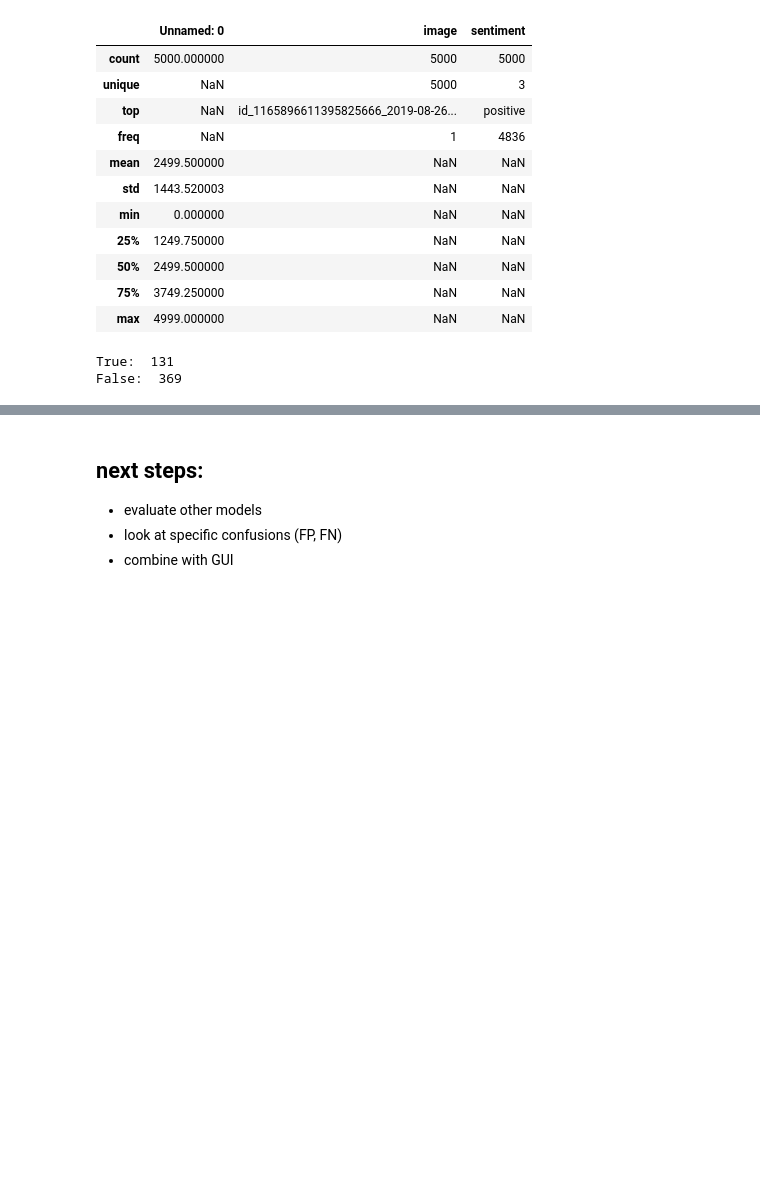
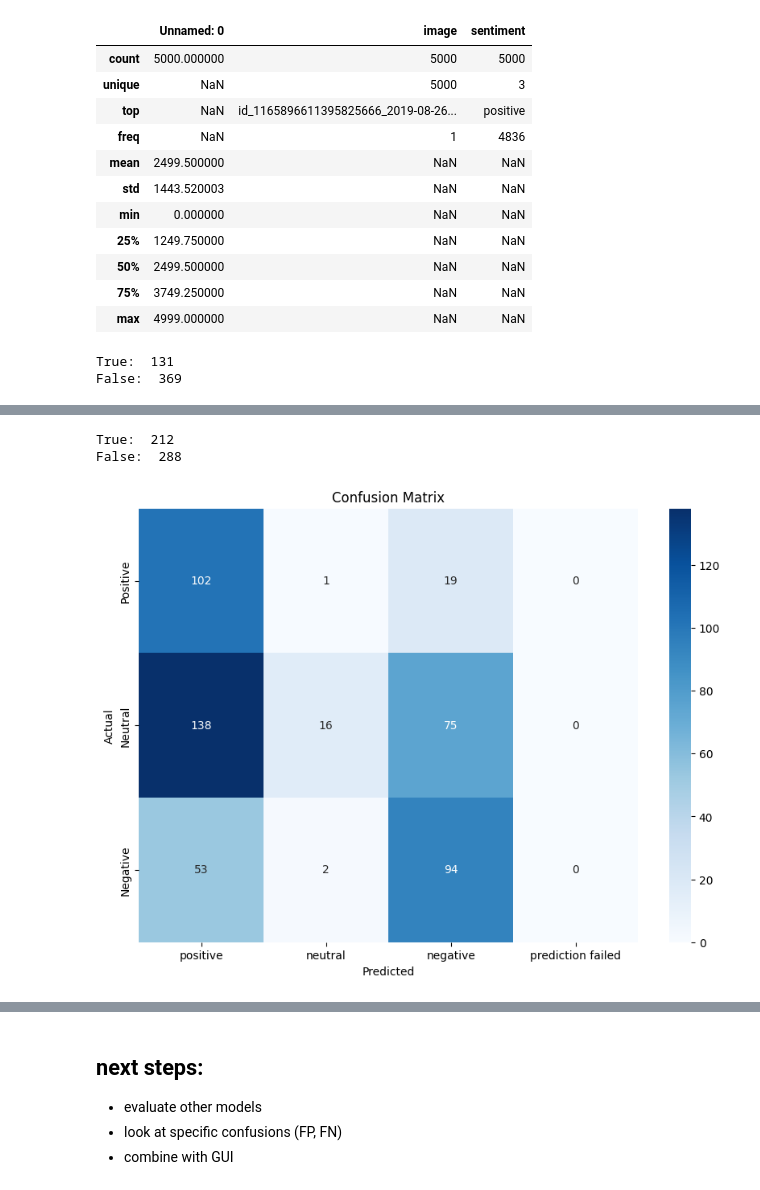
Before and after one commit to mkleinma/Team_Project_ComputerVision, a Jupyter notebook: assessment/sentiment-analysis/labeled_subset_evaluation.ipynb, the cells around one changed output, grey strips where cells are left out. Cells and saved outputs as stored; diff of their text form; code cells hidden in the pictures; blank space fills up the shorter version.

```diff
--- a/assessment/sentiment-analysis/labeled_subset_evaluation.ipynb
+++ b/assessment/sentiment-analysis/labeled_subset_evaluation.ipynb
@@ -221,0 +231,3 @@ conf_matrix = plot_conf_matrix(df_labels, vqa_base)
+# %%
+lens = pd.read_csv("results_lens/SA_results_lens_t5_subset_5000.csv")
+lens.describe(include='all')
@@ -221,0 +247,9 @@ conf_matrix = plot_conf_matrix(df_labels, vqa_base)
+# %%
+count_t_f(df_labels, lens)
+# %% [output]
+True:  212
+False:  288
+# %%
+conf_matrix = plot_conf_matrix(df_labels, lens)
+# %% [output]
+[figure, added]
```
Also changed, not shown: parts of 5 cells of this notebook, 2 other files.
